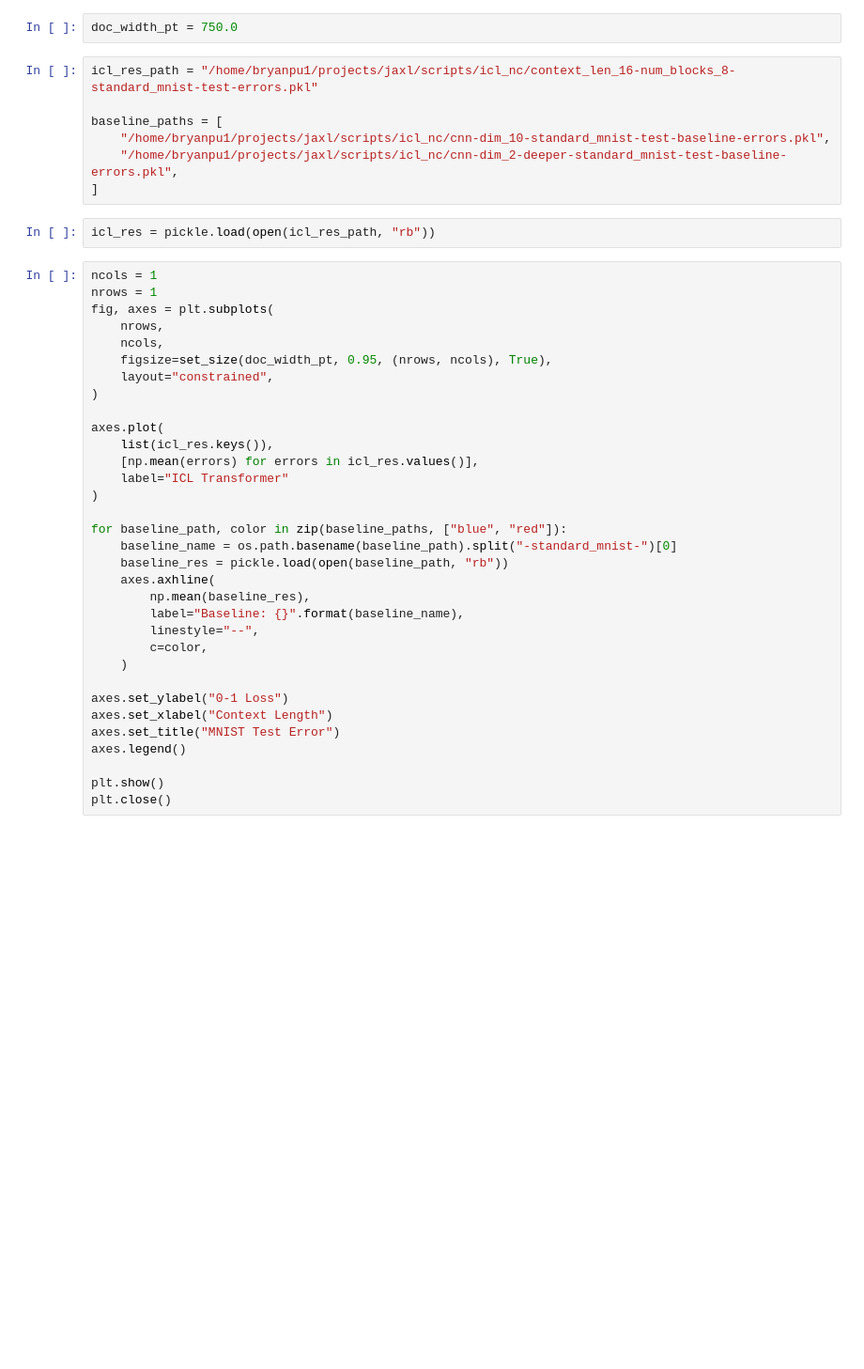
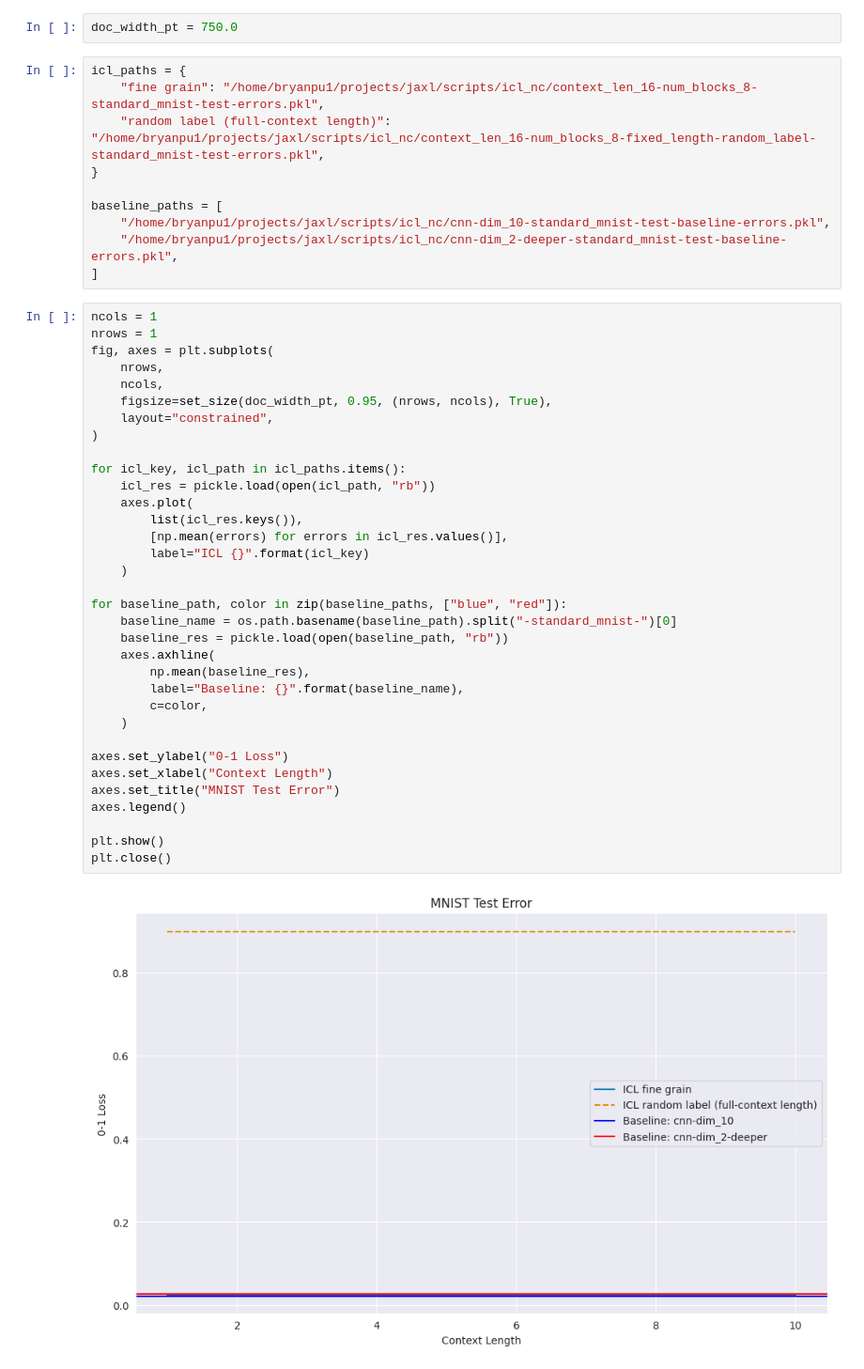
Before and after one commit to chanb/jaxl, a Jupyter notebook: scripts/icl_nc/agg_perf.ipynb, the cells around one changed output. Shown at 94% size. Saved outputs shown, nothing was run; the diff lists cells and outputs as text; blank space fills up the shorter version.

```diff
--- a/scripts/icl_nc/agg_perf.ipynb
+++ b/scripts/icl_nc/agg_perf.ipynb
@@ -25,44 +25,48 @@ plt.rc("axes", prop_cycle=linestyle_cycler)
 # %%
 doc_width_pt = 750.0
 # %%
-icl_res_path = "/home/bryanpu1/projects/jaxl/scripts/icl_nc/context_len_16-num_blocks_8-standard_mnist-test-errors.pkl"
+icl_paths = {
+    "fine grain": "/home/bryanpu1/projects/jaxl/scripts/icl_nc/context_len_16-num_blocks_8-standard_mnist-test-errors.pkl",
+    "random label (full-context length)": "/home/bryanpu1/projects/jaxl/scripts/icl_nc/context_len_16-num_blocks_8-fixed_length-random_label-standard_mnist-test-errors.pkl",
+}
 
 baseline_paths = [
     "/home/bryanpu1/projects/jaxl/scripts/icl_nc/cnn-dim_10-standard_mnist-test-baseline-errors.pkl",
     "/home/bryanpu1/projects/jaxl/scripts/icl_nc/cnn-dim_2-deeper-standard_mnist-test-baseline-errors.pkl",
 ]
-# %%
-icl_res = pickle.load(open(icl_res_path, "rb"))
 # %%
 ncols = 1
 nrows = 1
 fig, axes = plt.subplots(
     nrows,
     ncols,
     figsize=set_size(doc_width_pt, 0.95, (nrows, ncols), True),
     layout="constrained",
 )
 
-axes.plot(
-    list(icl_res.keys()),
-    [np.mean(errors) for errors in icl_res.values()],
-    label="ICL Transformer"
-)
+for icl_key, icl_path in icl_paths.items():
+    icl_res = pickle.load(open(icl_path, "rb"))
+    axes.plot(
+        list(icl_res.keys()),
+        [np.mean(errors) for errors in icl_res.values()],
+        label="ICL {}".format(icl_key)
+    )
 
 for baseline_path, color in zip(baseline_paths, ["blue", "red"]):
     baseline_name = os.path.basename(baseline_path).split("-standard_mnist-")[0]
     baseline_res = pickle.load(open(baseline_path, "rb"))
     axes.axhline(
         np.mean(baseline_res),
         label="Baseline: {}".format(baseline_name),
-        linestyle="--",
         c=color,
     )
 
 axes.set_ylabel("0-1 Loss")
 axes.set_xlabel("Context Length")
 axes.set_title("MNIST Test Error")
 axes.legend()
 
 plt.show()
 plt.close()
+# %% [output]
+[figure, added]
```
Also changed, not shown: 3 other files.
